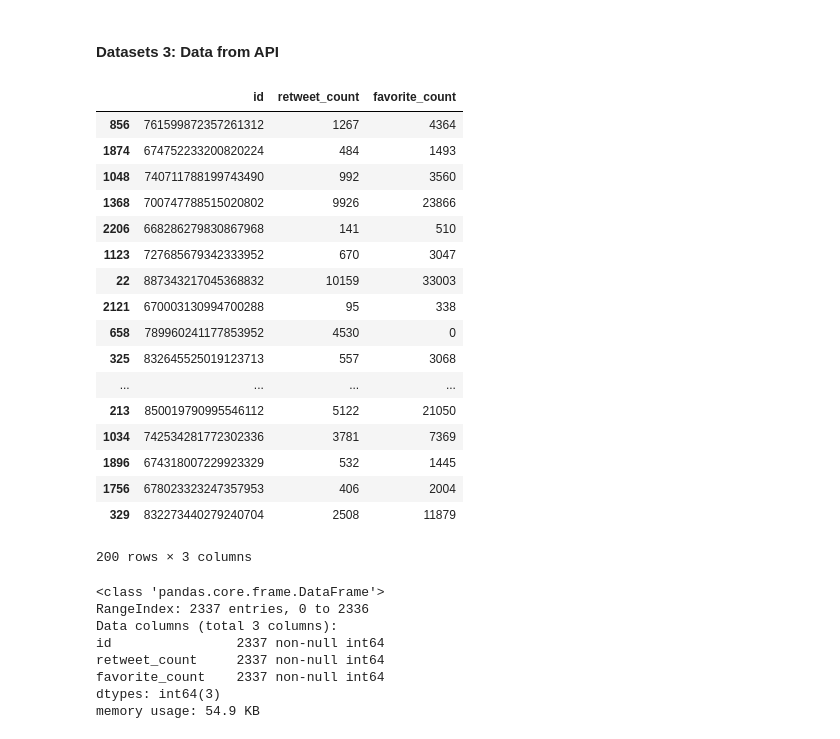
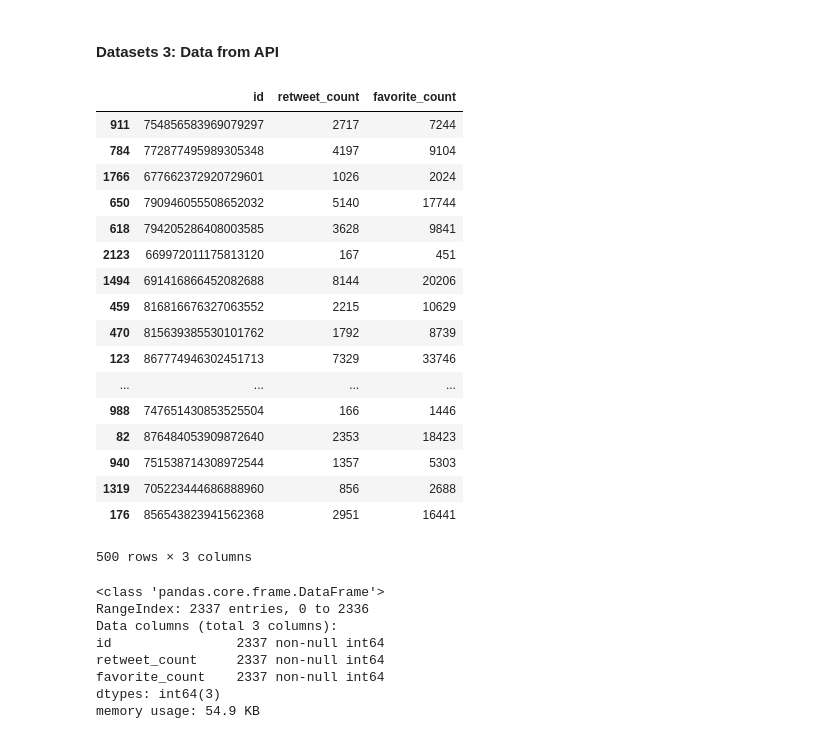
Before and after one commit to gwizamaryse/Data-Wrangling-with-Python, a Jupyter notebook: wrangle_act.ipynb, the cells around one changed output. Cells and saved outputs as stored; diff of their text form; code cells hidden in the pictures.

```diff
--- a/wrangle_act.ipynb
+++ b/wrangle_act.ipynb
@@ -340,26 +326,26 @@ image_df.duplicated().sum()
 # %% [markdown]
 #### Datasets 3: Data from API
 # %%
-twitter_api_df.sample(200)
+twitter_api_df.sample(500)
 # %% [output]
 |  | id | retweet_count | favorite_count |
-| 856 | 761599872357261312 | 1267 | 4364 |
-| 1874 | 674752233200820224 | 484 | 1493 |
-| 1048 | 740711788199743490 | 992 | 3560 |
-| 1368 | 700747788515020802 | 9926 | 23866 |
-| 2206 | 668286279830867968 | 141 | 510 |
-| 1123 | 727685679342333952 | 670 | 3047 |
-| 22 | 887343217045368832 | 10159 | 33003 |
-| 2121 | 670003130994700288 | 95 | 338 |
-| 658 | 789960241177853952 | 4530 | 0 |
-| 325 | 832645525019123713 | 557 | 3068 |
+| 911 | 754856583969079297 | 2717 | 7244 |
+| 784 | 772877495989305348 | 4197 | 9104 |
+| 1766 | 677662372920729601 | 1026 | 2024 |
+| 650 | 790946055508652032 | 5140 | 17744 |
+| 618 | 794205286408003585 | 3628 | 9841 |
+| 2123 | 669972011175813120 | 167 | 451 |
+| 1494 | 691416866452082688 | 8144 | 20206 |
+| 459 | 816816676327063552 | 2215 | 10629 |
+| 470 | 815639385530101762 | 1792 | 8739 |
+| 123 | 867774946302451713 | 7329 | 33746 |
 | ... | ... | ... | ... |
-| 213 | 850019790995546112 | 5122 | 21050 |
-| 1034 | 742534281772302336 | 3781 | 7369 |
-| 1896 | 674318007229923329 | 532 | 1445 |
-| 1756 | 678023323247357953 | 406 | 2004 |
-| 329 | 832273440279240704 | 2508 | 11879 |
+| 988 | 747651430853525504 | 166 | 1446 |
+| 82 | 876484053909872640 | 2353 | 18423 |
+| 940 | 751538714308972544 | 1357 | 5303 |
+| 1319 | 705223444686888960 | 856 | 2688 |
+| 176 | 856543823941562368 | 2951 | 16441 |
-200 rows × 3 columns
+500 rows × 3 columns
 # %%
 twitter_api_df.info()
 # %% [output]
```
Also changed, not shown: parts of 23 cells of this notebook, 2 other files.
